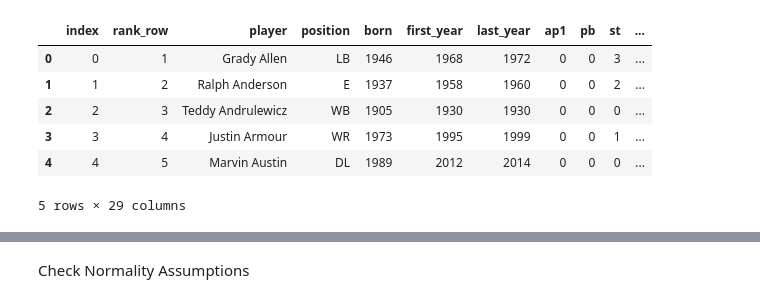
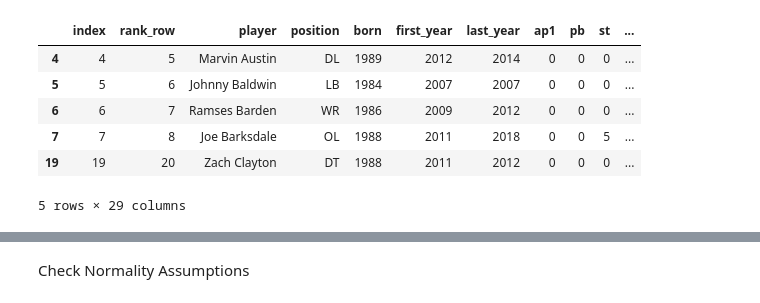
Before and after one commit to naivelogic/NFL-smarter-football, a Jupyter notebook: In Development/NFL Birthday Permutation Test.ipynb, the cells around one changed output, grey strips where cells are left out. Cells and saved outputs as stored; diff of their text form; code cells hidden in the pictures.

```diff
--- a/In Development/NFL Birthday Permutation Test.ipynb
+++ b/In Development/NFL Birthday Permutation Test.ipynb
@@ -11,12 +34,14 @@ from matplotlib import style
 # %%
 bday = pd.read_csv('nfl_birthdays.csv', index_col=0)
 bday = bday.reset_index(drop=False)
+bday = bday[(bday.born >= 1980)] # who played at least 7 games
+#bday = bday[['born', 'month']]
 bday.head()
 # %% [output]
 |  | index | rank_row | player | position | born | first_year | last_year | ap1 | pb | st | ... |
-| 0 | 0 | 1 | Grady Allen | LB | 1946 | 1968 | 1972 | 0 | 0 | 3 | ... |
-| 1 | 1 | 2 | Ralph Anderson | E | 1937 | 1958 | 1960 | 0 | 0 | 2 | ... |
-| 2 | 2 | 3 | Teddy Andrulewicz | WB | 1905 | 1930 | 1930 | 0 | 0 | 0 | ... |
-| 3 | 3 | 4 | Justin Armour | WR | 1973 | 1995 | 1999 | 0 | 0 | 1 | ... |
 | 4 | 4 | 5 | Marvin Austin | DL | 1989 | 2012 | 2014 | 0 | 0 | 0 | ... |
+| 5 | 5 | 6 | Johnny Baldwin | LB | 1984 | 2007 | 2007 | 0 | 0 | 0 | ... |
+| 6 | 6 | 7 | Ramses Barden | WR | 1986 | 2009 | 2012 | 0 | 0 | 0 | ... |
+| 7 | 7 | 8 | Joe Barksdale | OL | 1988 | 2011 | 2018 | 0 | 0 | 5 | ... |
+| 19 | 19 | 20 | Zach Clayton | DT | 1988 | 2011 | 2012 | 0 | 0 | 0 | ... |
 5 rows × 29 columns
```
Also changed, not shown: parts of 17 cells of this notebook.
